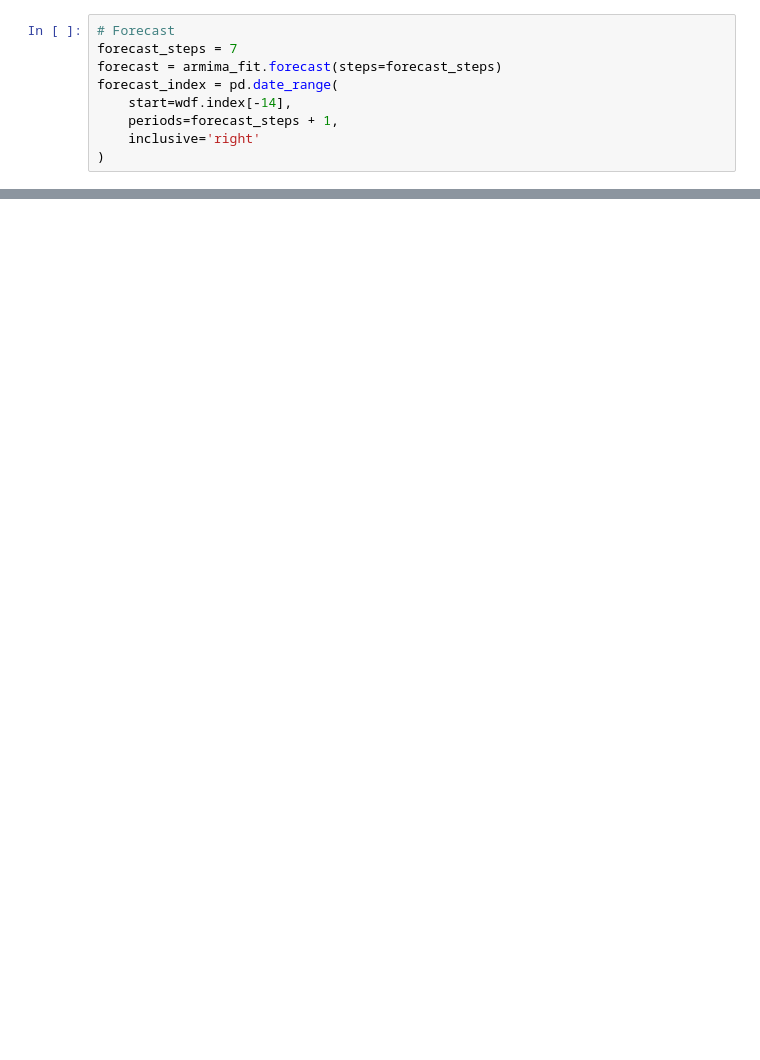
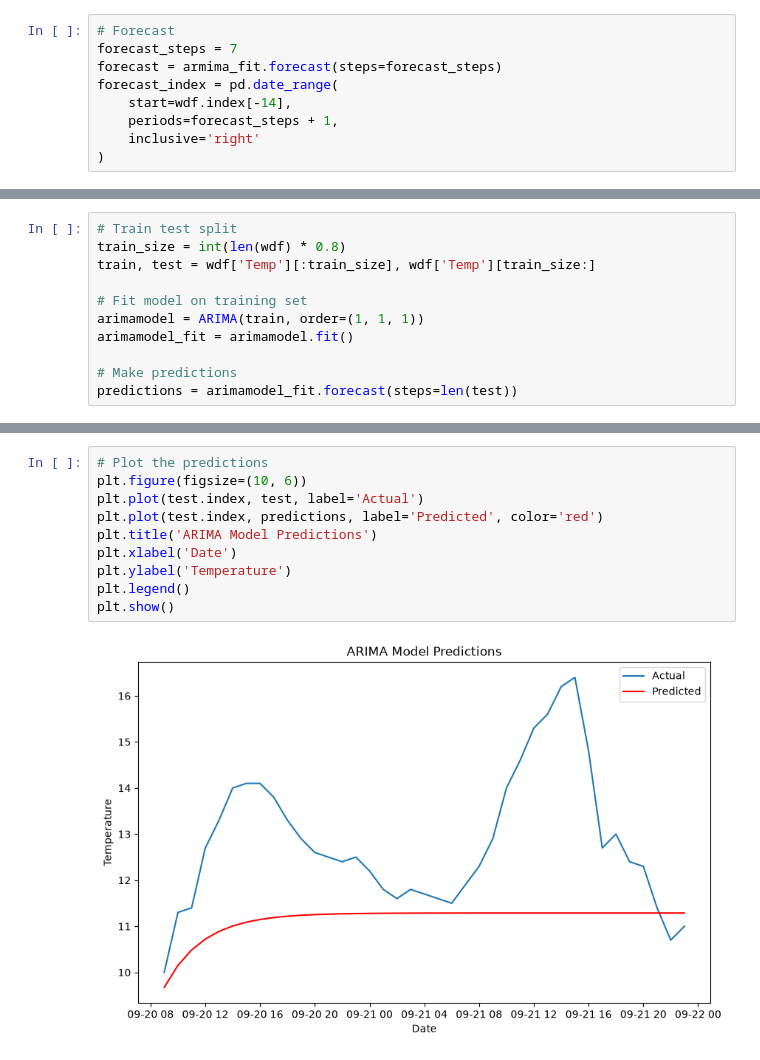
Before and after one commit to txngsten/AI_Labs, a Jupyter notebook: Lab06_wutt0019/Source/lab_exercises.ipynb, the cells around one changed output, grey strips where cells are left out. Cells and saved outputs as stored; diff of their text form; blank space fills up the shorter version.

```diff
--- a/Lab06_wutt0019/Source/lab_exercises.ipynb
+++ b/Lab06_wutt0019/Source/lab_exercises.ipynb
@@ -114,0 +115,11 @@ plt.show()
+# %%
+# Train test split
+train_size = int(len(wdf) * 0.8)
+train, test = wdf['Temp'][:train_size], wdf['Temp'][train_size:]
+
+# Fit model on training set
+arimamodel = ARIMA(train, order=(1, 1, 1))
+arimamodel_fit = arimamodel.fit()
+
+# Make predictions
+predictions = arimamodel_fit.forecast(steps=len(test))
@@ -114,0 +143,12 @@ plt.show()
+# %%
+# Plot the predictions
+plt.figure(figsize=(10, 6))
+plt.plot(test.index, test, label='Actual')
+plt.plot(test.index, predictions, label='Predicted', color='red')
+plt.title('ARIMA Model Predictions')
+plt.xlabel('Date')
+plt.ylabel('Temperature')
+plt.legend()
+plt.show()
+# %% [output]
+[figure, added]
```
Also changed, not shown: parts of 5 cells of this notebook.
